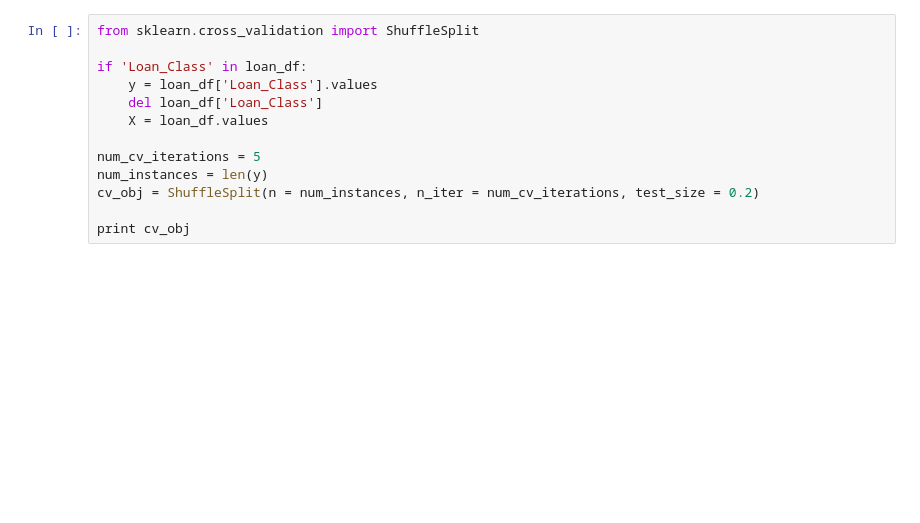
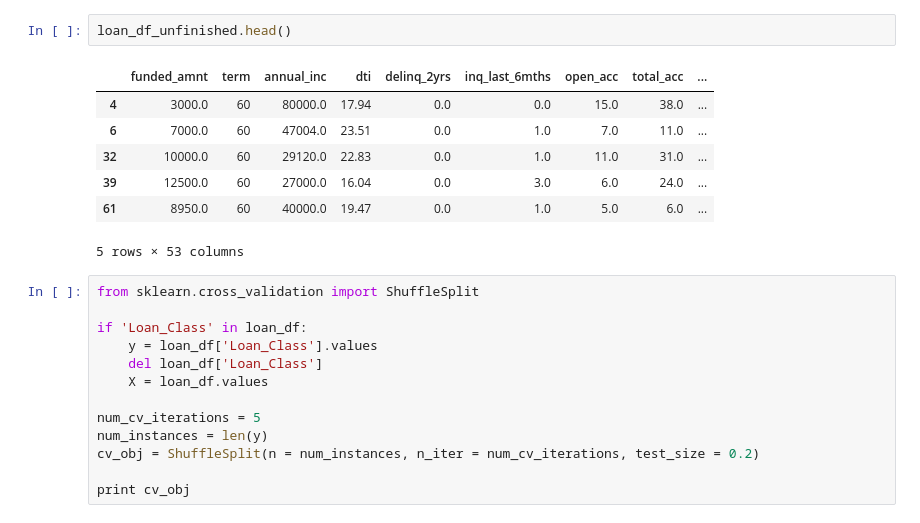
Before and after one commit to mridulja/MSDS7331_Project1, a Jupyter notebook: Mini Lab Assignment.ipynb, the cells around one changed output. Drawn from its saved outputs; the diff is of its cells as text; blank space fills up the shorter version.

```diff
--- a/Mini Lab Assignment.ipynb
+++ b/Mini Lab Assignment.ipynb
@@ -132,3 +164,13 @@ None
+# %%
+loan_df_unfinished.head()
+# %% [output]
+|  | funded_amnt | term | annual_inc | dti | delinq_2yrs | inq_last_6mths | open_acc | total_acc | ... |
+| 4 | 3000.0 | 60 | 80000.0 | 17.94 | 0.0 | 0.0 | 15.0 | 38.0 | ... |
+| 6 | 7000.0 | 60 | 47004.0 | 23.51 | 0.0 | 1.0 | 7.0 | 11.0 | ... |
+| 32 | 10000.0 | 60 | 29120.0 | 22.83 | 0.0 | 1.0 | 11.0 | 31.0 | ... |
+| 39 | 12500.0 | 60 | 27000.0 | 16.04 | 0.0 | 3.0 | 6.0 | 24.0 | ... |
+| 61 | 8950.0 | 60 | 40000.0 | 19.47 | 0.0 | 1.0 | 5.0 | 6.0 | ... |
+5 rows × 53 columns
 # %%
 from sklearn.cross_validation import ShuffleSplit
 
```
Also changed, not shown: parts of 11 cells of this notebook.
